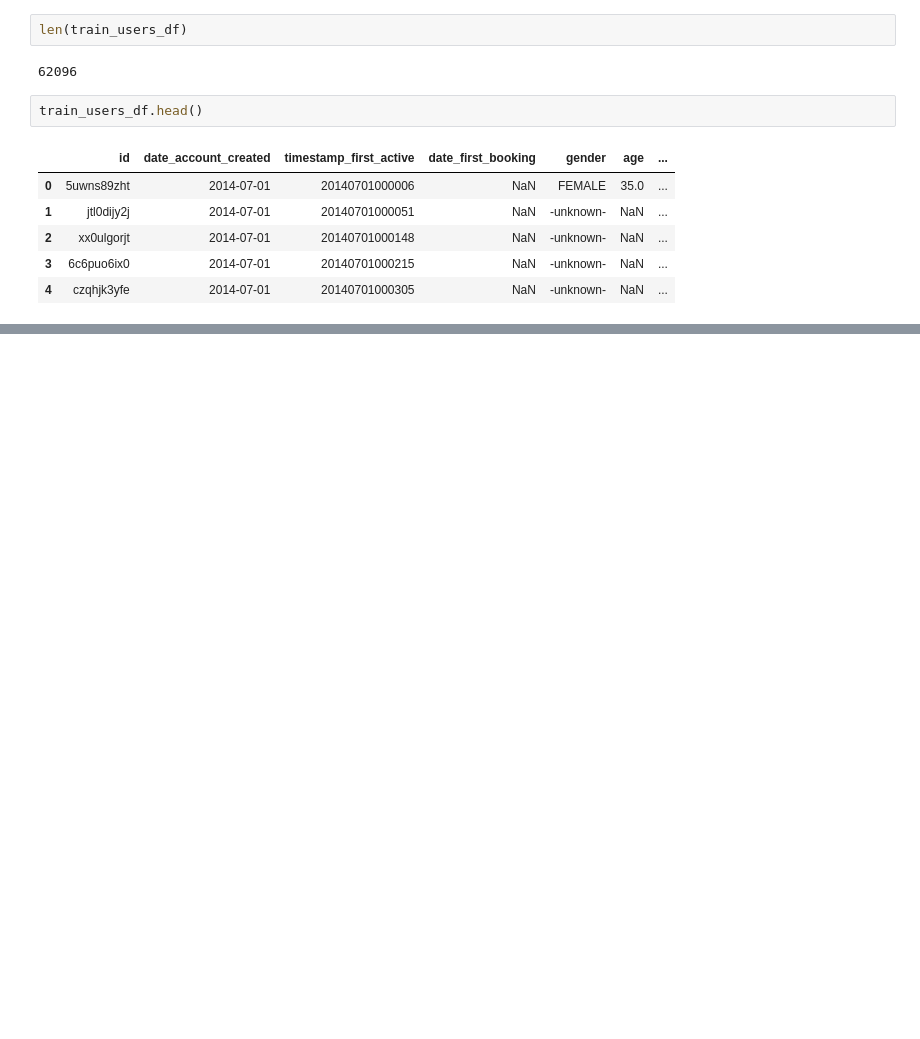
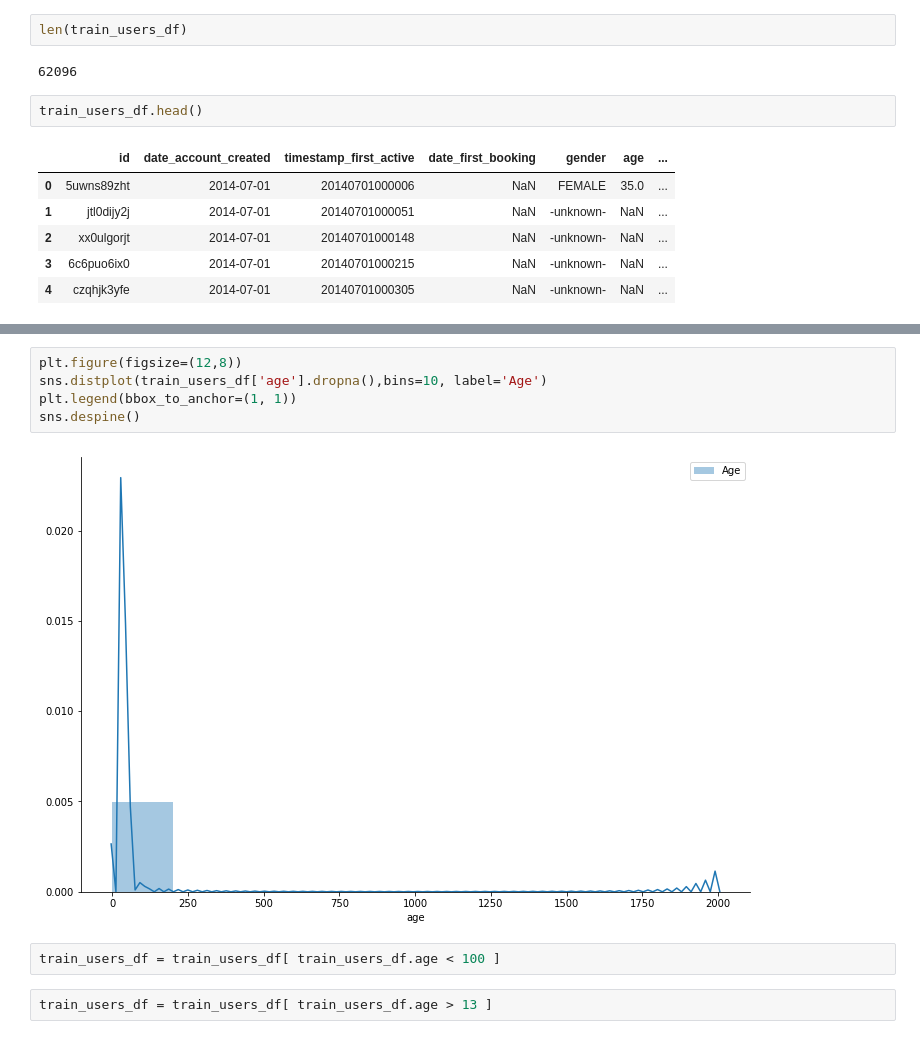
Before and after one commit to Mzibecchi/diplodatos2019, a Jupyter notebook: mentoria_airbnb/notebooks/Laboratorio_Supervisado.ipynb, the cells around one changed output, grey strips where cells are left out. Saved outputs shown, nothing was run; the diff lists cells and outputs as text; blank space fills up the shorter version.

```diff
--- a/mentoria_airbnb/notebooks/Laboratorio_Supervisado.ipynb
+++ b/mentoria_airbnb/notebooks/Laboratorio_Supervisado.ipynb
@@ -323,0 +419,11 @@ train_users_df.head()
+# %%
+plt.figure(figsize=(12,8))
+sns.distplot(train_users_df['age'].dropna(),bins=10, label='Age')
+plt.legend(bbox_to_anchor=(1, 1))
+sns.despine()
+# %% [output]
+[figure, added]
+# %%
+train_users_df = train_users_df[ train_users_df.age < 100 ]
+# %%
+train_users_df = train_users_df[ train_users_df.age > 13 ]
```
Also changed, not shown: parts of 41 cells of this notebook.
